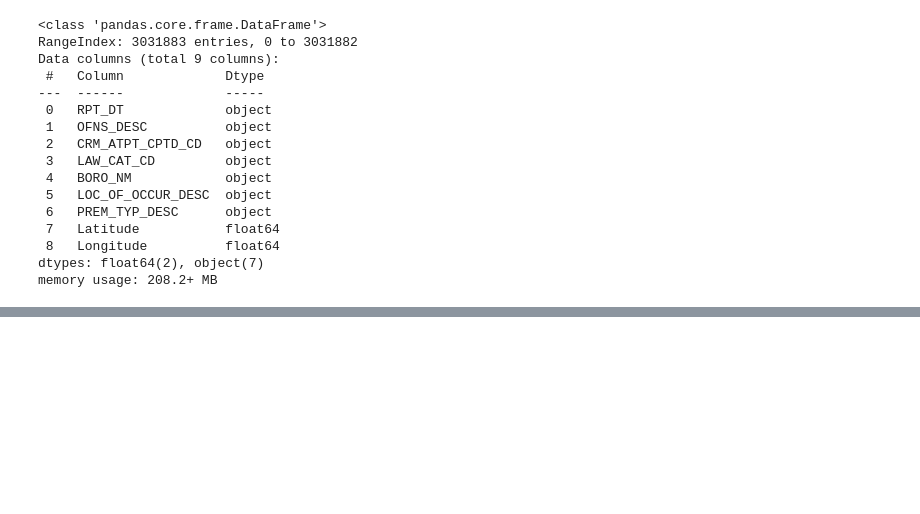
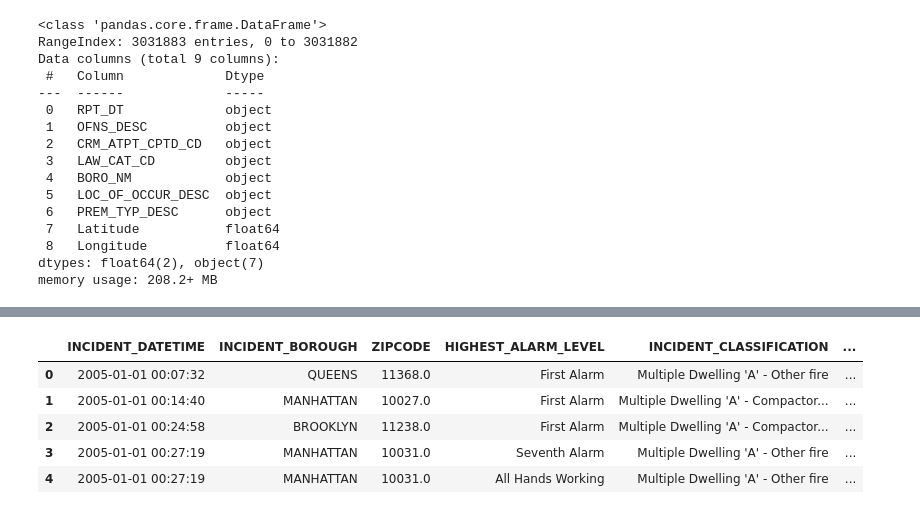
Before and after one commit to kkrusere/Developing-a-Score-to-Measure-Riskiness-of-Residential-Properties-Insurance, a Jupyter notebook: data_collection_prep_and_cleaning.ipynb, the cells around one changed output, grey strips where cells are left out. Drawn from its saved outputs; the diff is of its cells as text; code cells hidden in the pictures; blank space fills up the shorter version.

```diff
--- a/data_collection_prep_and_cleaning.ipynb
+++ b/data_collection_prep_and_cleaning.ipynb
@@ -361,0 +410,10 @@ data.to_csv("/content/drive/MyDrive/Capstone Project/NYPD_Complaint_Data_Histori
+# %%
+data.dropna(inplace=True)
+data.head()
+# %% [output]
+|  | INCIDENT_DATETIME | INCIDENT_BOROUGH | ZIPCODE | HIGHEST_ALARM_LEVEL | INCIDENT_CLASSIFICATION | ... |
+| 0 | 2005-01-01 00:07:32 | QUEENS | 11368.0 | First Alarm | Multiple Dwelling 'A' - Other fire | ... |
+| 1 | 2005-01-01 00:14:40 | MANHATTAN | 10027.0 | First Alarm | Multiple Dwelling 'A' - Compactor... | ... |
+| 2 | 2005-01-01 00:24:58 | BROOKLYN | 11238.0 | First Alarm | Multiple Dwelling 'A' - Compactor... | ... |
+| 3 | 2005-01-01 00:27:19 | MANHATTAN | 10031.0 | Seventh Alarm | Multiple Dwelling 'A' - Other fire | ... |
+| 4 | 2005-01-01 00:27:19 | MANHATTAN | 10031.0 | All Hands Working | Multiple Dwelling 'A' - Other fire | ... |
```
Also changed, not shown: parts of 8 cells of this notebook.
